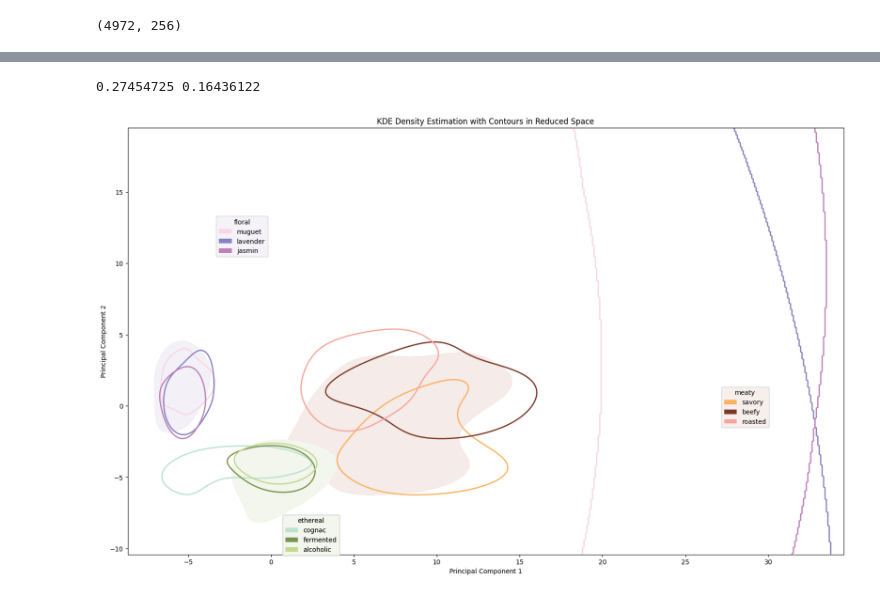
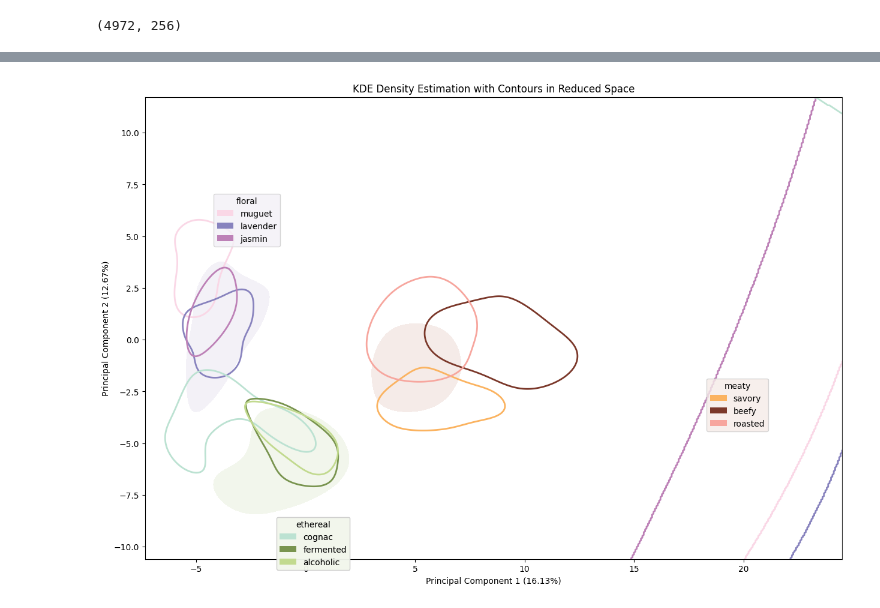
Before and after one commit to ARY2260/odor-model-pipeline, a Jupyter notebook: MPNN/pca.ipynb, the cells around one changed output, grey strips where cells are left out. Saved outputs shown, nothing was run; the diff lists cells and outputs as text; code cells hidden in the pictures.

Commit message:
plotting

```diff
--- a/MPNN/pca.ipynb
+++ b/MPNN/pca.ipynb
@@ -96,3 +96,5 @@ pom_embeds = model.predict_embedding(dataset)
 pom_embeds.shape
 # %% [output]
 (4972, 256)
+# %%
+y_preds = model.predict(dataset)
@@ -103,8 +160,9 @@ from matplotlib.patches import Patch
 from scipy.stats import gaussian_kde
 import numpy as np
 
-def pom_frame(model, dataset, epoch):
+def pom_frame(model, dataset, epoch, is_preds=False, threshold=0.4):
     pom_embeds = model.predict_embedding(dataset)
+    y_preds = model.predict(dataset)
     required_desc = list(dataset.tasks)
     type1 = {'floral': '#F3F1F7', 'subs': {'muguet': '#FAD7E6', 'lavender': '#8883BE', 'jasmin': '#BD81B7'}}
     type2 = {'meaty': '#F5EBE8', 'subs': {'savory': '#FBB360', 'beefy': '#7B382A', 'roasted': '#F7A69E'}}
@@ -120,9 +178,11 @@ def pom_frame(model, dataset, epoch):
     variance_pc1 = variance_explained[0]
     variance_pc2 = variance_explained[1]
 
-    print(variance_pc1, variance_pc2)
+    if is_preds:
+        y = np.where(y_preds>threshold, 1.0, 0.0)
+    else:
+        y = dataset.y
 
-    y = dataset.y
     # Generate grid points to evaluate the KDE on
     x_grid, y_grid = np.meshgrid(np.linspace(reduced_features[:, 0].min(), reduced_features[:, 0].max(), 500),
                                  np.linspace(reduced_features[:, 1].min(), reduced_features[:, 1].max(), 500))
@@ -131,6 +191,8 @@ def pom_frame(model, dataset, epoch):
     def get_kde_values(label):
         plot_idx = required_desc.index(label)
         label_indices = np.where(y[:, plot_idx] == 1)[0]
+        if len(label_indices) == 0:
+            raise Exception("invalid")
         kde_label = gaussian_kde(reduced_features[label_indices].T)
         kde_values_label = kde_label(grid_points)
         kde_values_label = kde_values_label.reshape(x_grid.shape)
@@ -147,10 +209,10 @@ def pom_frame(model, dataset, epoch):
         legend.get_frame().set_facecolor(type_dictionary[main_label])
         plt.gca().add_artist(legend)
 
-    plt.figure(figsize=(20, 12))
+    plt.figure(figsize=(15, 10))
     plt.title('KDE Density Estimation with Contours in Reduced Space')
-    plt.xlabel('Principal Component 1')
-    plt.ylabel('Principal Component 2')
+    plt.xlabel(f'Principal Component 1 ({round(variance_pc1*100, ndigits=2)}%)')
+    plt.ylabel(f'Principal Component 2 ({round(variance_pc2*100, ndigits=2)}%)')
     plot_contours(type_dictionary=type1, bbox_to_anchor = (0.2, 0.8))
     plot_contours(type_dictionary=type2, bbox_to_anchor = (0.9, 0.4))
     plot_contours(type_dictionary=type3, bbox_to_anchor = (0.3, 0.1))
@@ -162,6 +224,4 @@ from utils.pom_frame import pom_frame
-# %%
-import os
-pom_frame(model, dataset, 55)
-# %% [output]
-0.27454725 0.16436122
-[figure, removed]
+# %%
+pom_frame(model, dataset, 1, is_preds=True)
+# %% [output]
+[figure, added]
```
Also changed, not shown: parts of 30 cells of this notebook, 8 other files.
